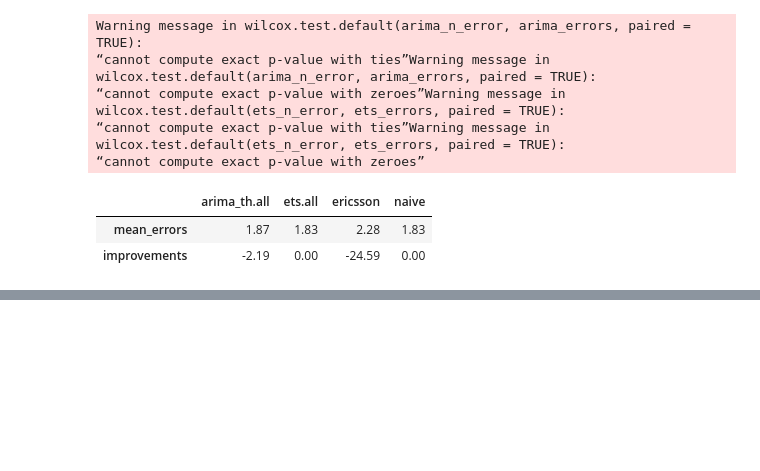
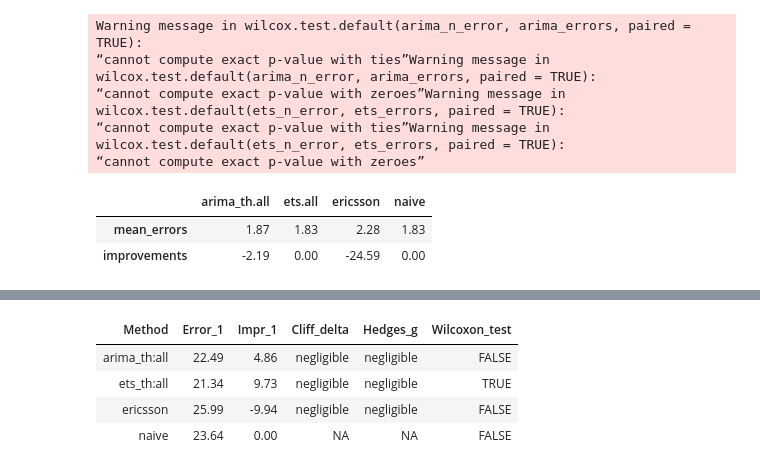
Before and after one commit to paulinaaniola/DefectBacklogPrediction, a Jupyter notebook: Divide backlogs.ipynb, the cells around one changed output, grey strips where cells are left out. Cells and saved outputs as stored; diff of their text form; code cells hidden in the pictures; blank space fills up the shorter version.

```diff
--- a/Divide backlogs.ipynb
+++ b/Divide backlogs.ipynb
@@ -222,0 +248,10 @@ result_file_path
+# %%
+# Podzial na 2 czesci
+result_file_path = read.csv(file="data/eclipse/jdt/Predictions/Divided_backlog_predictions/errors_evaluation.csv", header=TRUE, sep=",")
+result_file_path
+# %% [output]
+| Method | Error_1 | Impr_1 | Cliff_delta | Hedges_g | Wilcoxon_test |
+| arima_th:all | 22.49 | 4.86 | negligible | negligible | FALSE |
+| ets_th:all | 21.34 | 9.73 | negligible | negligible | TRUE |
+| ericsson | 25.99 | -9.94 | negligible | negligible | FALSE |
+| naive | 23.64 | 0.00 | NA | NA | FALSE |
```
Also changed, not shown: parts of 16 cells of this notebook, 24 other files.
